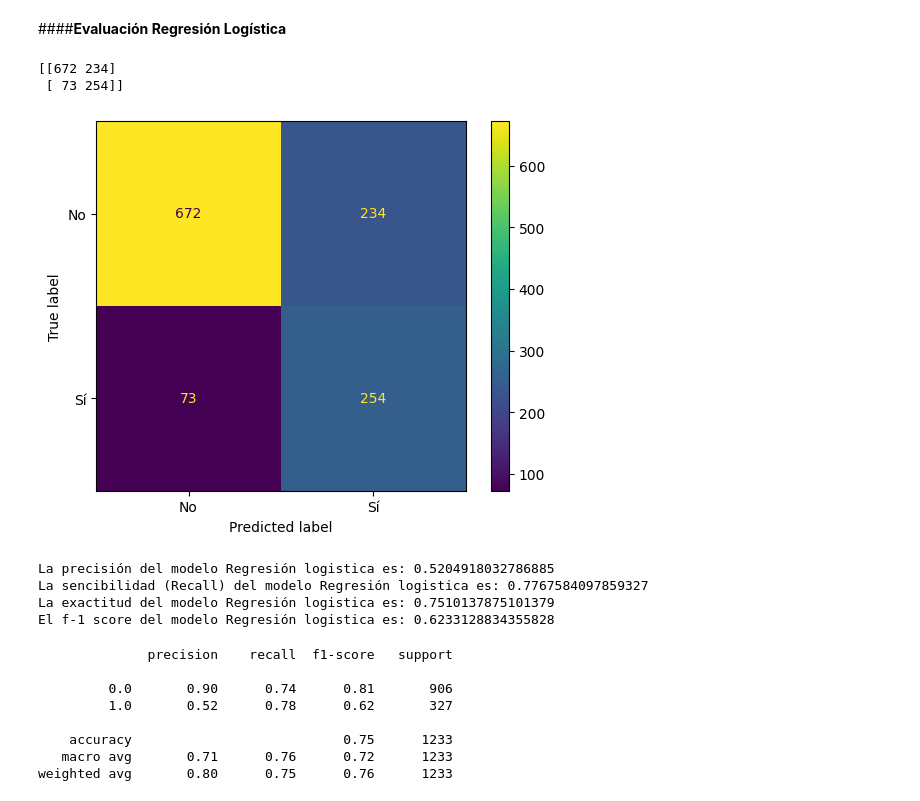
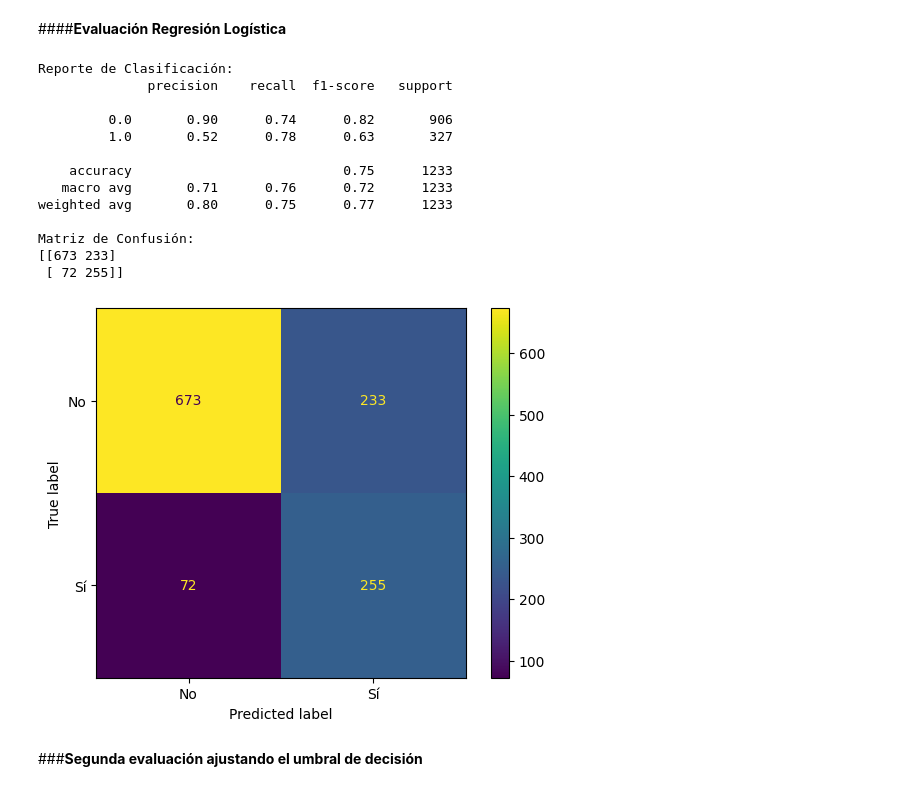
Before and after one commit to SebaDiezV/Challenge_TelecomX_Parte2_AluraLatam, a Jupyter notebook: TelecomX_Parte_2.ipynb, the cells around one changed output. Saved outputs shown, nothing was run; the diff lists cells and outputs as text; code cells hidden in the pictures.

```diff
--- a/TelecomX_Parte_2.ipynb
+++ b/TelecomX_Parte_2.ipynb
@@ -417,3 +443,5 @@ modelo_regression = LogisticRegression()
+# %%
+modelo_regression = LogisticRegression(class_weight='balanced', max_iter=1000, random_state=30)
 # %%
 modelo_regression.fit(X_res_norm, y_train_res_first)
 # %% [output]
@@ -531,32 +526,21 @@ weighted avg       0.76      0.67      0.69      1233
 # %% [markdown]
 ####**Evaluación Regresión Logística**
 # %%
-y_previsto_regression = modelo_regression.predict(X_val_first_norm)
+evaluar_modelo(modelo_regression, X_val_first_norm, y_val_first)
+# %% [output]
+Reporte de Clasificación:
+              precision    recall  f1-score   support
+
+         0.0       0.90      0.74      0.82       906
+         1.0       0.52      0.78      0.63       327
+
+    accuracy                           0.75      1233
+   macro avg       0.71      0.76      0.72      1233
+weighted avg       0.80      0.75      0.77      1233
+
+Matriz de Confusión:
+[[673 233]
+ [ 72 255]]
+[figure, added]
-# %%
-matriz_confusion_reg = confusion_matrix(y_val, y_previsto_regression)
-print(matriz_confusion_reg)
-visualizacion_reg = ConfusionMatrixDisplay(confusion_matrix=matriz_confusion_reg,
-                                            display_labels = ['No', 'Sí'])
-visualizacion_reg.plot();
-# %% [output]
-[[672 234]
- [ 73 254]]
-[figure, removed]
-# %%
-metricas_precision('Regresión logistica', y_val_first, y_previsto_regression)
-# %% [output]
-La precisión del modelo Regresión logistica es: 0.5204918032786885
-La sencibilidad (Recall) del modelo Regresión logistica es: 0.7767584097859327
-La exactitud del modelo Regresión logistica es: 0.7510137875101379
-El f-1 score del modelo Regresión logistica es: 0.6233128834355828
-# %%
-print(classification_report(y_val_first, y_previsto_regression))
-# %% [output]
-              precision    recall  f1-score   support
-
-         0.0       0.90      0.74      0.81       906
-         1.0       0.52      0.78      0.62       327
-
-    accuracy                           0.75      1233
-   macro avg       0.71      0.76      0.72      1233
-weighted avg       0.80      0.75      0.76      1233
+# %% [markdown]
+###**Segunda evaluación ajustando el umbral de decisión**
```
Also changed, not shown: parts of 49 cells of this notebook.
